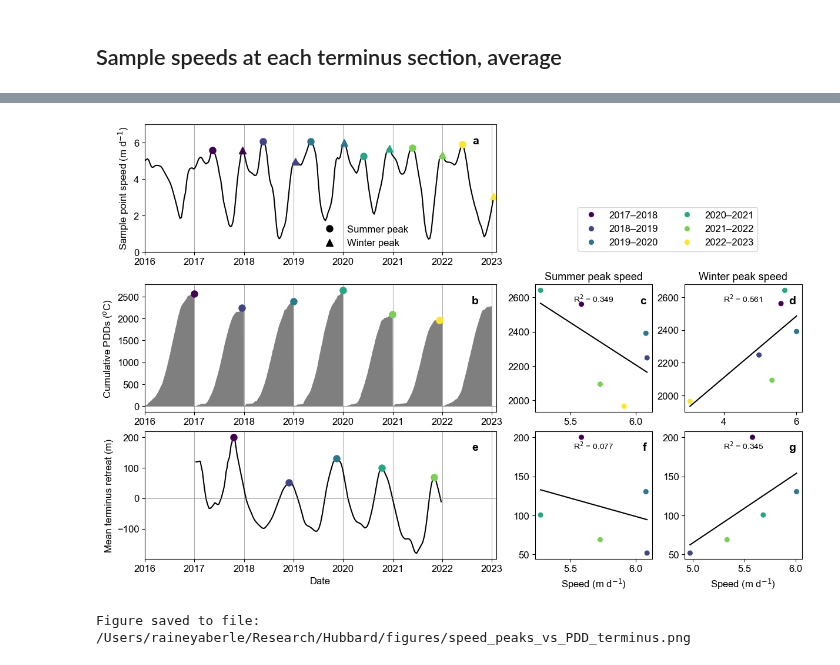
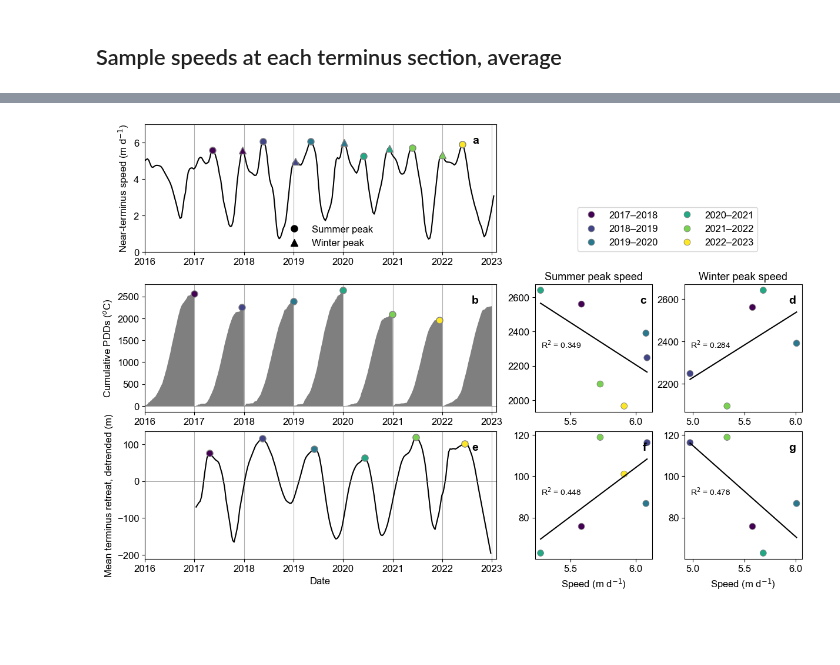
Before and after one commit to pohlan/Hubbard2024, a Jupyter notebook: make_paper_figures/speed_peaks_vs_weather_terminus.ipynb, the cells around one changed output, grey strips where cells are left out. Cells and saved outputs as stored; diff of their text form; code cells hidden in the pictures; blank space fills up the shorter version.

```diff
--- a/make_paper_figures/speed_peaks_vs_weather_terminus.ipynb
+++ b/make_paper_figures/speed_peaks_vs_weather_terminus.ipynb
@@ -125,11 +141,15 @@ pdd_peaks = air.loc[ipeaks, ['Date', 'cumulative_PDD', 'fake_year']].reset_index
 pdd_peaks = subset_fake_years_add_color(pdd_peaks)
 # Terminus retreat
 term = add_fake_year_column(term)
-ipeaks = term.groupby(term['fake_year'])['Mean_retreat_m'].idxmax()
-term_peaks = term.loc[ipeaks, ['Date', 'Mean_retreat_m', 'fake_year']].reset_index(drop=True)
+ipeaks = term.groupby(term['Date'].dt.year)['Mean_retreat_detrended_m'].idxmax()
+term_peaks = term.loc[ipeaks, ['Date', 'Mean_retreat_detrended_m', 'fake_year']].reset_index(drop=True)
 term_peaks = subset_fake_years_add_color(term_peaks)
+# Speed minimums
+v_term = add_fake_year_column(v_term)
+imins = v_term.groupby('fake_year')['Mean'].idxmin().values
+v_mins = v_term.loc[imins, ['Date', 'Mean', 'fake_year']].reset_index(drop=True)
+v_mins = subset_fake_years_add_color(v_mins)
 # Summer speed peaks
-v_term = add_fake_year_column(v_term)
 v_term_summer = v_term.loc[(v_term['Date'].dt.month >= 4) & ((v_term['Date'].dt.month <= 6))]
 ipeaks = v_term_summer.groupby(v_term_summer['fake_year'])['Mean'].idxmax().values
 v_summer_peaks = v_term_summer.loc[ipeaks, ['Date', 'Mean', 'fake_year']].reset_index(drop=True)
@@ -140,13 +160,20 @@ ipeaks = v_term_winter.groupby(v_term_winter['fake_year'])['Mean'].idxmax().valu
 v_winter_peaks = v_term_winter.loc[ipeaks, ['Date', 'Mean', 'fake_year']].reset_index(drop=True)
 v_winter_peaks = subset_fake_years_add_color(v_winter_peaks)
 
+# Subtract minimum velocities from winter and summer peaks
+# v_summer_peaks['Mean'] -= v_mins['Mean']
+# v_winter_peaks['Mean'] -= v_mins['Mean']
+
 # Merge into one dataframe for regression plotting
 peaks_merged = (pdd_peaks[['fake_year', 'color', 'cumulative_PDD']].merge(
-    term_peaks[['fake_year', 'Mean_retreat_m']].merge(
+    term_peaks[['fake_year', 'Mean_retreat_detrended_m']].merge(
         v_summer_peaks[['fake_year', 'Mean']].merge(
             v_winter_peaks[['fake_year', 'Mean']], on='fake_year', how='outer', suffixes=['_summer_peak', '_winter_peak']),
         on='fake_year', how='outer'),
     on='fake_year', how='outer'))
+
+# Set winter 2022 observations to NaN (probably not capturing true peaks)
+peaks_merged.loc[peaks_merged['fake_year']==2022, ['Mean_winter_peak']] = np.nan
 peaks_merged
 # %% [output]
 A value is trying to be set on a copy of a slice from a DataFrame.
@@ -187,26 +214,28 @@ fig, ax = plt.subplots(3, 3, figsize=(12,8), gridspec_kw={'width_ratios': [3,1,1
 # Speed
 ax[0,0].plot(v_term['Date'], v_term['Mean'], '-k')
 for date, summer_peak, color in v_summer_peaks[['Date', 'Mean', 'color']].values:
-    ax[0,0].plot(date, summer_peak, 'o', color=color, markersize=markersize)
+    ax[0,0].plot(date, summer_peak, 'o', markerfacecolor=color, markeredgecolor='gray', linewidth=0.5, markersize=markersize)
 for date, winter_peak, color in v_winter_peaks[['Date', 'Mean', 'color']].values:
-    ax[0,0].plot(date, winter_peak, '^', color=color, markersize=markersize)
+    if date.year < 2022:
+        ax[0,0].plot(date, winter_peak, '^', markerfacecolor=color, markeredgecolor='gray', linewidth=0.5, markersize=markersize)
 ax[0,0].plot(np.datetime64('2000-01-01'), 0, 'o', color='k', markersize=markersize, label='Summer peak')
 ax[0,0].plot(np.datetime64('2000-01-01'), 0, '^', color='k', markersize=markersize, label='Winter peak')
 handles, labels = ax[0,0].get_legend_handles_labels()
-fig.legend(handles, labels, loc='upper right', frameon=False, bbox_to_anchor=[0.25, 0.6, 0.2, 0.2])
+fig.legend(handles, labels, loc='upper right', frameon=False, bbox_to_anchor=[0.2, 0.6, 0.2, 0.2])
 ax[0,0].set_ylim(0,7)
-ax[0,0].set_ylabel('Sample point speed (m d$^{-1}$)')
+ax[0,0].set_ylabel('Near-terminus speed (m d$^{-1}$)')
 # PDDs
 ax[1,0].fill_between(air['Date'], np.zeros(len(air)), air['cumulative_PDD'],
                      facecolor='k', edgecolor=None, alpha=0.5)
 for date, pdd, color in pdd_peaks[['Date', 'cumulative_PDD', 'color']].values:
-    ax[1,0].plot(date, pdd, 'o', color=color, markersize=markersize)
+    ax[1,0].plot(date, pdd, 'o', markerfacecolor=color, markeredgecolor='gray', linewidth=0.5, markersize=markersize)
 ax[1,0].set_ylabel('Cumulative PDDs ($^o$C)')
 # Terminus
-ax[2,0].plot(term['Date'], term['Mean_retreat_m'], '-k')
-for date, retreat, color in term_peaks[['Date', 'Mean_retreat_m', 'color']].values:
-    ax[2,0].plot(date, retreat, 'o', color=color, markersize=markersize)
-ax[2,0].set_ylabel('Mean terminus retreat (m)')
+# ax[2,0].plot(term['Date'], term['Mean_retreat_m'], '-k', alpha=0.5)
+ax[2,0].plot(term['Date'], term['Mean_retreat_detrended_m'], '-k')
+for date, retreat, color in term_peaks[['Date', 'Mean_retreat_detrended_m', 'color']].values:
+    ax[2,0].plot(date, retreat, 'o', markerfacecolor=color, markeredgecolor='gray', linewidth=0.5, markersize=markersize)
+ax[2,0].set_ylabel('Mean terminus retreat, detrended (m)')
 ax[2,0].set_xlabel('Date')
 # adjust axes
 xmin, xmax = np.datetime64('2016-01-01'), np.datetime64('2023-02-01')
@@ -225,11 +254,11 @@ def linear_fit(df):
     ypred = lr.predict(Xpred)
     return Xpred, ypred, score
 def plot_score(axis, score):
-    axis.text(0.5, 0.86, f'R$^2$ = {np.round(score,3)}', transform=axis.transAxes, ha='center', fontsize=fontsize-2)
+    axis.text(0.05, 0.5, f'R$^2$ = {np.round(score,3)}', transform=axis.transAxes, ha='left', fontsize=fontsize-2)
     return
 # PDD-summer
 sns.scatterplot(data=peaks_merged, x='Mean_summer_peak', y='cumulative_PDD', hue='fake_year',
-                palette=dict(peaks_merged[['fake_year', 'color']].values), s=50, ax=ax[1,1])
+                palette=dict(peaks_merged[['fake_year', 'color']].values), s=60, edgecolor='gray', ax=ax[1,1])
 Xpred, ypred, score = linear_fit(peaks_merged[['Mean_summer_peak', 'cumulative_PDD']])
 ax[1,1].plot(Xpred, ypred, '-k')
 plot_score(ax[1,1], score)
@@ -243,7 +272,7 @@ labels = ['2017–2018', '2018–2019', '2019–2020', '2020–2021', '2021–20
 fig.legend(handles, labels, loc='upper right', bbox_to_anchor=[0.74, 0.63, 0.2, 0.2], ncols=2)
 # PDD-winter
 sns.scatterplot(data=peaks_merged, x='Mean_winter_peak', y='cumulative_PDD', hue='fake_year',
-                palette=dict(peaks_merged[['fake_year', 'color']].values), s=50, legend=False, ax=ax[1,2])
+                palette=dict(peaks_merged[['fake_year', 'color']].values), s=60, edgecolor='gray', legend=False, ax=ax[1,2])
 Xpred, ypred, score = linear_fit(peaks_merged[['Mean_winter_peak', 'cumulative_PDD']])
 ax[1,2].plot(Xpred, ypred, '-k')
 plot_score(ax[1,2], score)
@@ -251,44 +280,43 @@ ax[1,2].set_xlabel('')
 ax[1,2].set_ylabel('')
 ax[1,2].set_title('Winter peak speed', fontsize=fontsize+1)
 # Term-summer
-sns.scatterplot(data=peaks_merged, x='Mean_summer_peak', y='Mean_retreat_m', hue='fake_year',
-                palette=dict(peaks_merged[['fake_year', 'color']].values), s=50, legend=False, ax=ax[2,1])
-Xpred, ypred, score = linear_fit(peaks_merged[['Mean_summer_peak', 'Mean_retreat_m']])
+sns.scatterplot(data=peaks_merged, x='Mean_summer_peak', y='Mean_retreat_detrended_m', hue='fake_year',
+                palette=dict(peaks_merged[['fake_year', 'color']].values), s=60, edgecolor='gray', legend=False, ax=ax[2,1])
+Xpred, ypred, score = linear_fit(peaks_merged[['Mean_summer_peak', 'Mean_retreat_detrended_m']])
 ax[2,1].plot(Xpred, ypred, '-k')
 plot_score(ax[2,1], score)
 ax[2,1].set_ylabel('')
 ax[2,1].set_xlabel('Speed (m d$^{-1}$)')
 # Term-winter
-sns.scatterplot(data=peaks_merged, x='Mean_winter_peak', y='Mean_retreat_m', hue='fake_year',
-                palette=dict(peaks_merged[['fake_year', 'color']].values), s=50, legend=False, ax=ax[2,2])
-Xpred, ypred, score = linear_fit(peaks_merged[['Mean_winter_peak', 'Mean_retreat_m']])
+sns.scatterplot(data=peaks_merged, x='Mean_winter_peak', y='Mean_retreat_detrended_m', hue='fake_year',
+                palette=dict(peaks_merged[['fake_year', 'color']].values), s=60, edgecolor='gray', legend=False, ax=ax[2,2])
+Xpred, ypred, score = linear_fit(peaks_merged[['Mean_winter_peak', 'Mean_retreat_detrended_m']])
 ax[2,2].plot(Xpred, ypred, '-k')
 plot_score(ax[2,2], score)
 ax[2,2].set_ylabel('')
 ax[2,2].set_xlabel('Speed (m d$^{-1}$)')
 
 # Add panel labels
 def plot_panel_label(axis, label):
     axis.text(0.95, 0.85, label, transform=axis.transAxes,
               ha='right', fontweight='bold', fontsize=fontsize+2)
     return
 labels = ['a', 'b', 'c', 'd', 'e', 'f', 'g']
 for axis, label in list(zip([ax[0,0],
                              ax[1,0], ax[1,1], ax[1,2],
                              ax[2,0], ax[2,1], ax[2,2]], labels)):
     plot_panel_label(axis, label)
 
 # Remove unused axes
 ax[0,1].remove()
 ax[0,2].remove()
 
 # fig.tight_layout()
 plt.show()
 
 # Save figure
-fig_fn = os.path.join(out_path, 'speed_peaks_vs_PDD_terminus.png')
-fig.savefig(fig_fn, dpi=300, bbox_inches='tight')
-print('Figure saved to file:', fig_fn)
+# fig_fn = os.path.join(out_path, 'speed_peaks_vs_PDD_terminus.png')
+# fig.savefig(fig_fn, dpi=300, bbox_inches='tight')
+# print('Figure saved to file:', fig_fn)
 # %% [output]
-[figure, old version]
+[figure, new version]
-Figure saved to file: /Users/raineyaberle/Research/Hubbard/figures/speed_peaks_vs_PDD_terminus.png
```
Also changed, not shown: parts of 6 cells of this notebook.
